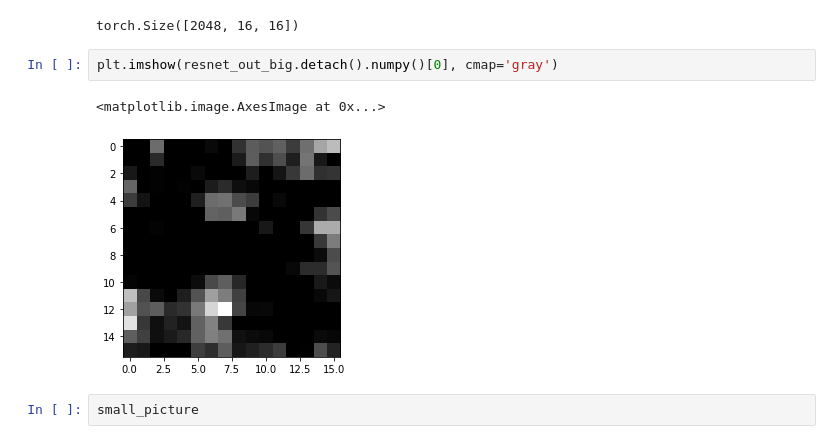
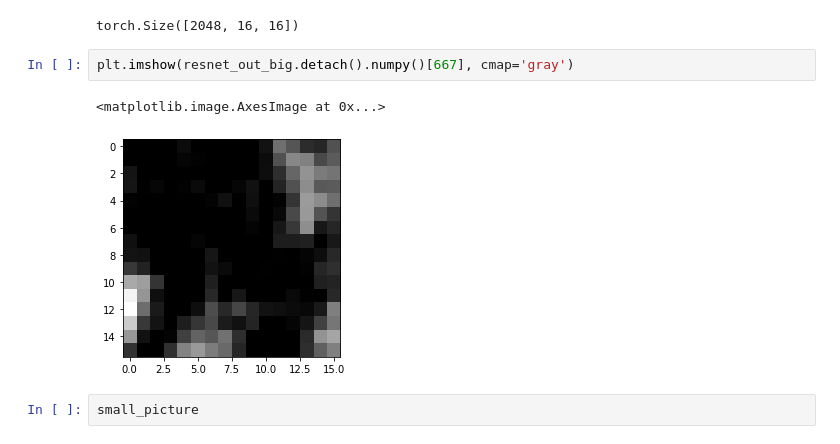
Before and after one commit to Iwaniukooo11/image-finder, a Jupyter notebook: image-in-image/project-a/app2.ipynb, the cells around one changed output. Drawn from its saved outputs; the diff is of its cells as text.

```diff
--- a/image-in-image/project-a/app2.ipynb
+++ b/image-in-image/project-a/app2.ipynb
@@ -126,10 +160,10 @@ resnet_out_big.size()
 # %% [output]
 torch.Size([2048, 16, 16])
 # %%
-plt.imshow(resnet_out_big.detach().numpy()[0], cmap='gray')
+plt.imshow(resnet_out_big.detach().numpy()[667], cmap='gray')
 # %% [output]
 <matplotlib.image.AxesImage at 0x...>
-[figure, old version]
+[figure, new version]
 # %%
 small_picture
 # %% [output]
```
Also changed, not shown: parts of 10 cells of this notebook.
